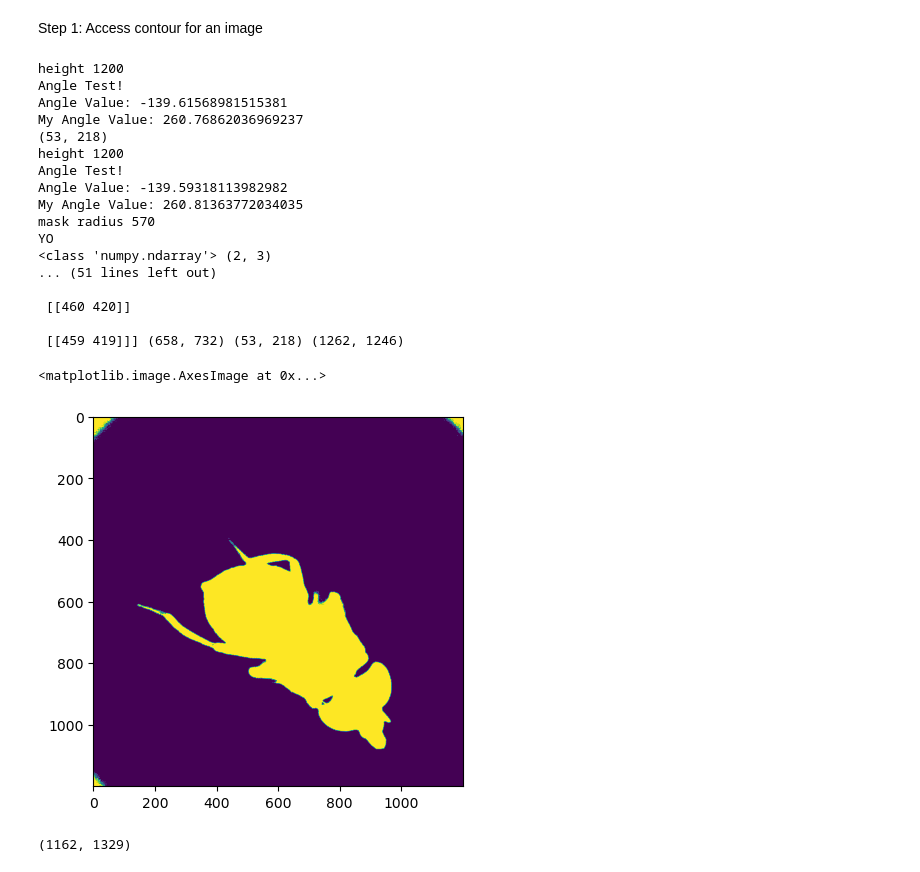
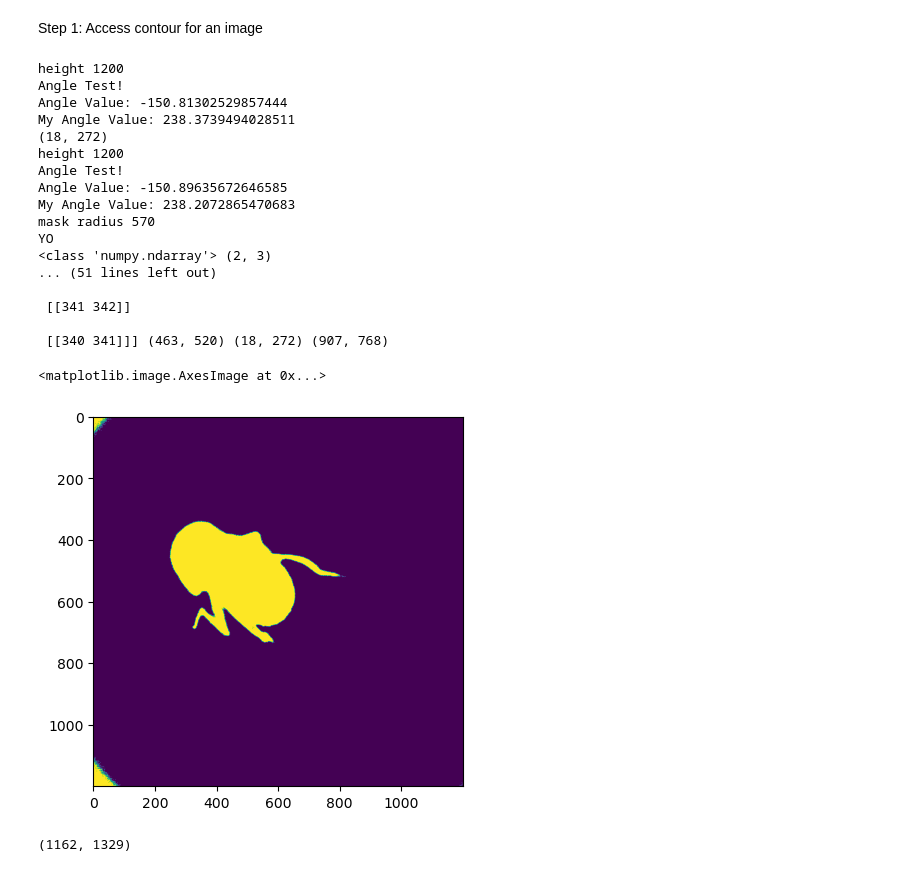
Before and after one commit to warren-lab/flyplot, a Jupyter notebook: fly_flip_fix/flyflip.ipynb, the cells around one changed output. Saved outputs shown, nothing was run; the diff lists cells and outputs as text; code cells hidden in the pictures.

```diff
--- a/fly_flip_fix/flyflip.ipynb
+++ b/fly_flip_fix/flyflip.ipynb
@@ -95,33 +116,33 @@ CROSS CORRELATION.... DOt product between points but need to project...
 # %% [markdown]
 Step 1: Access contour for an image
 # %%
-file ="20240408151332_5840"
+file ="20240415120905_0121"
 file_name = "imgs/" + file +".png"
 fly_mask, max_contour,centroid, body_axis_pt_0,body_axis_pt_1 = get_contour_centroid(file_name)
 fly_mask_adj, max_contour_adj,centroid_adj, body_axis_pt_0_adj,body_axis_pt_1_adj,unrot_vec  = contour_rot_matrix(file_name)
 fly_mask_adj2, max_contour_adj2,centroid_adj2, body_axis_pt_0_adj2,body_axis_pt_1_adj2,unrot_vec2 = contour_rot_matrix_shift(file_name)
 print(max_contour, centroid, body_axis_pt_0, body_axis_pt_1)
 plt.imshow(fly_mask)
 # %% [output]
 height 1200
 Angle Test!
-Angle Value: -139.61568981515381
-My Angle Value: 260.76862036969237
-(53, 218)
+Angle Value: -150.81302529857444
+My Angle Value: 238.3739494028511
+(18, 272)
 height 1200
 Angle Test!
-Angle Value: -139.59318113982982
-My Angle Value: 260.81363772034035
+Angle Value: -150.89635672646585
+My Angle Value: 238.2072865470683
 mask radius 570
 YO
 <class 'numpy.ndarray'> (2, 3)
 ... (51 lines left out)
 
- [[460 420]]
+ [[341 342]]
 
- [[459 419]]] (658, 732) (53, 218) (1262, 1246)
+ [[340 341]]] (463, 520) (18, 272) (907, 768)
 <matplotlib.image.AxesImage at 0x...>
-[figure, old version]
+[figure, new version]
 # %%
 print(body_axis_pt_0)
 # %% [output]
```
Also changed, not shown: parts of 6 cells of this notebook.
